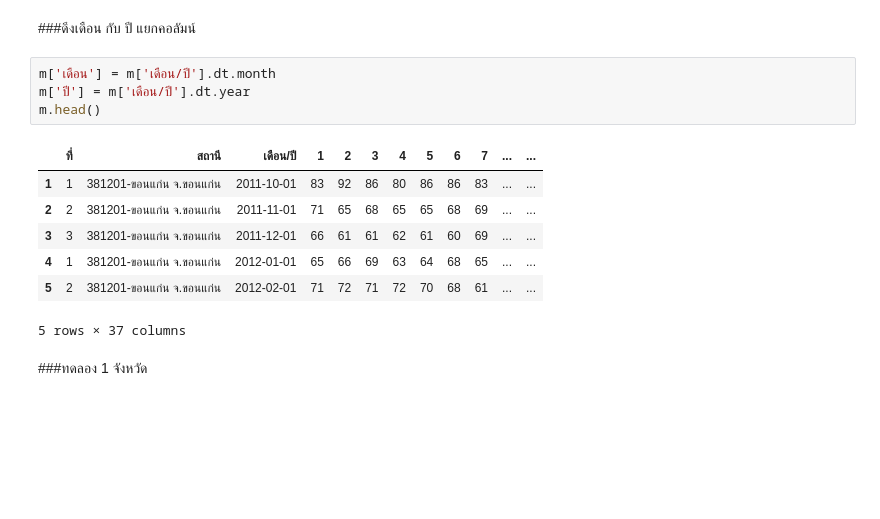
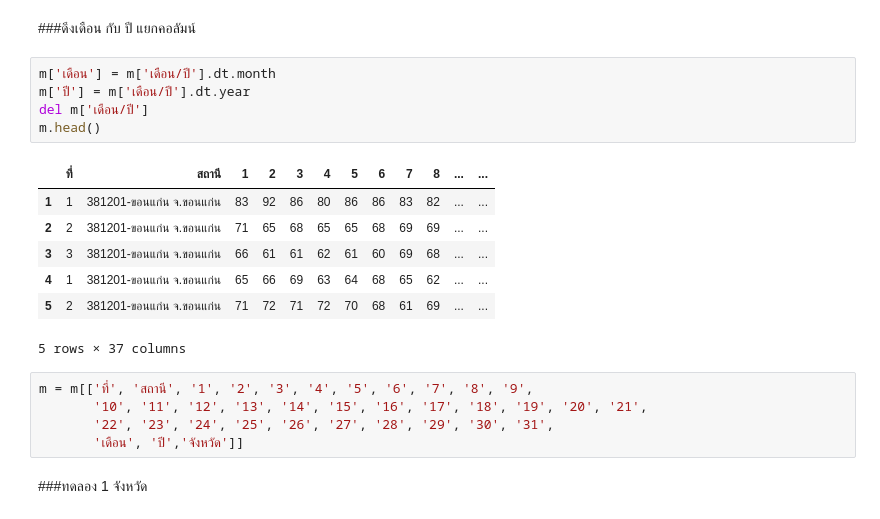
Before and after one commit to Nattakonjpg/bsc_dpbm22, a Jupyter notebook: [data3]_กรมอุตุ_.ipynb, the cells around one changed output. Cells and saved outputs as stored; diff of their text form; blank space fills up the shorter version.

```diff
--- a/[data3]_กรมอุตุ_.ipynb
+++ b/[data3]_กรมอุตุ_.ipynb
@@ -793,15 +812,21 @@ m.shape
 # %%
 m['เดือน'] = m['เดือน/ปี'].dt.month
 m['ปี'] = m['เดือน/ปี'].dt.year
+del m['เดือน/ปี']
 m.head()
 # %% [output]
-|  | ที่ | สถานี | เดือน/ปี | 1 | 2 | 3 | 4 | 5 | 6 | 7 | ... | ... |
-| 1 | 1 | 381201-ขอนแก่น จ.ขอนแก่น | 2011-10-01 | 83 | 92 | 86 | 80 | 86 | 86 | 83 | ... | ... |
-| 2 | 2 | 381201-ขอนแก่น จ.ขอนแก่น | 2011-11-01 | 71 | 65 | 68 | 65 | 65 | 68 | 69 | ... | ... |
-| 3 | 3 | 381201-ขอนแก่น จ.ขอนแก่น | 2011-12-01 | 66 | 61 | 61 | 62 | 61 | 60 | 69 | ... | ... |
-| 4 | 1 | 381201-ขอนแก่น จ.ขอนแก่น | 2012-01-01 | 65 | 66 | 69 | 63 | 64 | 68 | 65 | ... | ... |
-| 5 | 2 | 381201-ขอนแก่น จ.ขอนแก่น | 2012-02-01 | 71 | 72 | 71 | 72 | 70 | 68 | 61 | ... | ... |
+|  | ที่ | สถานี | 1 | 2 | 3 | 4 | 5 | 6 | 7 | 8 | ... | ... |
+| 1 | 1 | 381201-ขอนแก่น จ.ขอนแก่น | 83 | 92 | 86 | 80 | 86 | 86 | 83 | 82 | ... | ... |
+| 2 | 2 | 381201-ขอนแก่น จ.ขอนแก่น | 71 | 65 | 68 | 65 | 65 | 68 | 69 | 69 | ... | ... |
+| 3 | 3 | 381201-ขอนแก่น จ.ขอนแก่น | 66 | 61 | 61 | 62 | 61 | 60 | 69 | 68 | ... | ... |
+| 4 | 1 | 381201-ขอนแก่น จ.ขอนแก่น | 65 | 66 | 69 | 63 | 64 | 68 | 65 | 62 | ... | ... |
+| 5 | 2 | 381201-ขอนแก่น จ.ขอนแก่น | 71 | 72 | 71 | 72 | 70 | 68 | 61 | 69 | ... | ... |
 5 rows × 37 columns
+# %%
+m = m[['ที่', 'สถานี', '1', '2', '3', '4', '5', '6', '7', '8', '9',
+       '10', '11', '12', '13', '14', '15', '16', '17', '18', '19', '20', '21',
+       '22', '23', '24', '25', '26', '27', '28', '29', '30', '31',
+       'เดือน', 'ปี','จังหวัด']]
 # %% [markdown]
 ###ทดลอง 1 จังหวัด
 # %%
```
Also changed, not shown: parts of 39 cells of this notebook.
